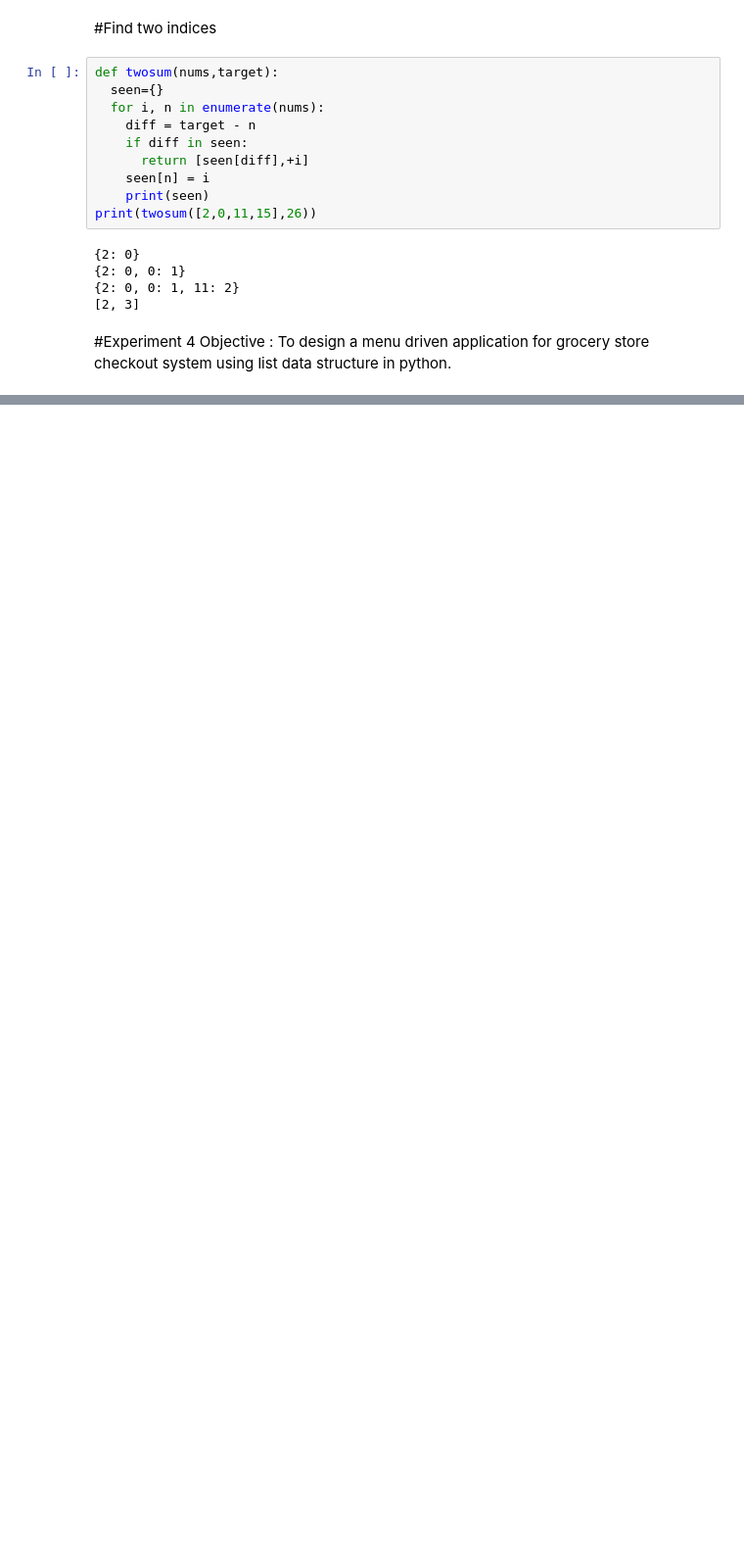
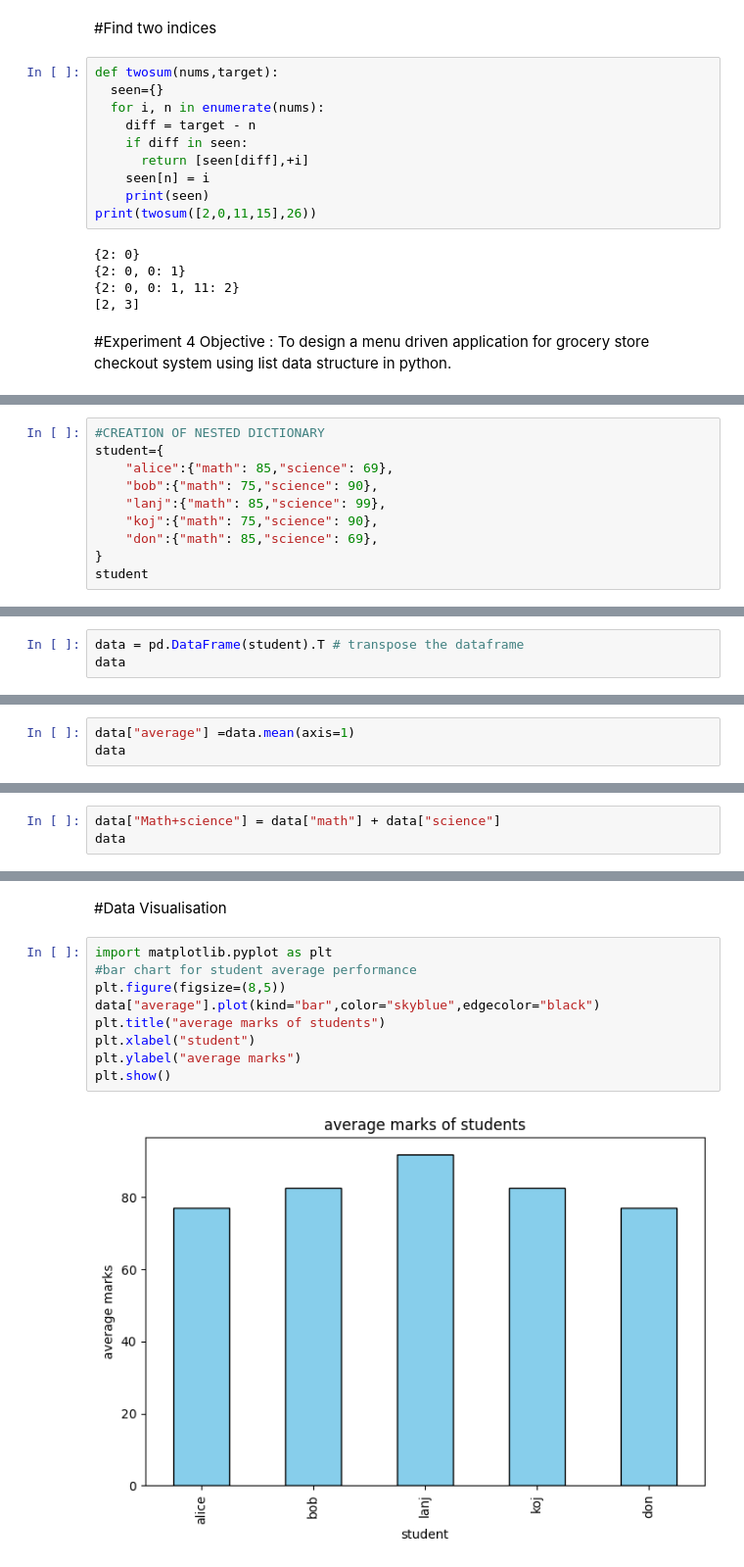
Before and after one commit to Aneesh2507/MED23CL202, a Jupyter notebook: python_med.ipynb, the cells around one changed output, grey strips where cells are left out. Shown: that part at 98% size. Drawn from its saved outputs; the diff is of its cells as text; blank space fills up the shorter version.

```diff
--- a/python_med.ipynb
+++ b/python_med.ipynb
@@ -288,0 +507,10 @@ Objective : To design a menu driven application for grocery store checkout syste
+# %%
+#CREATION OF NESTED DICTIONARY
+student={
+    "alice":{"math": 85,"science": 69},
+    "bob":{"math": 75,"science": 90},
+    "lanj":{"math": 85,"science": 99},
+    "koj":{"math": 75,"science": 90},
+    "don":{"math": 85,"science": 69},
+}
+student
@@ -288,0 +533,3 @@ Objective : To design a menu driven application for grocery store checkout syste
+# %%
+data = pd.DataFrame(student).T # transpose the dataframe
+data
@@ -288,0 +545,3 @@ Objective : To design a menu driven application for grocery store checkout syste
+# %%
+data["average"] =data.mean(axis=1)
+data
@@ -288,0 +557,3 @@ Objective : To design a menu driven application for grocery store checkout syste
+# %%
+data["Math+science"] = data["math"] + data["science"]
+data
@@ -288,0 +567,13 @@ Objective : To design a menu driven application for grocery store checkout syste
+# %% [markdown]
+#Data Visualisation
+# %%
+import matplotlib.pyplot as plt
+#bar chart for student average performance
+plt.figure(figsize=(8,5))
+data["average"].plot(kind="bar",color="skyblue",edgecolor="black")
+plt.title("average marks of students")
+plt.xlabel("student")
+plt.ylabel("average marks")
+plt.show()
+# %% [output]
+[figure, added]
```
Also changed, not shown: parts of 55 cells of this notebook.
